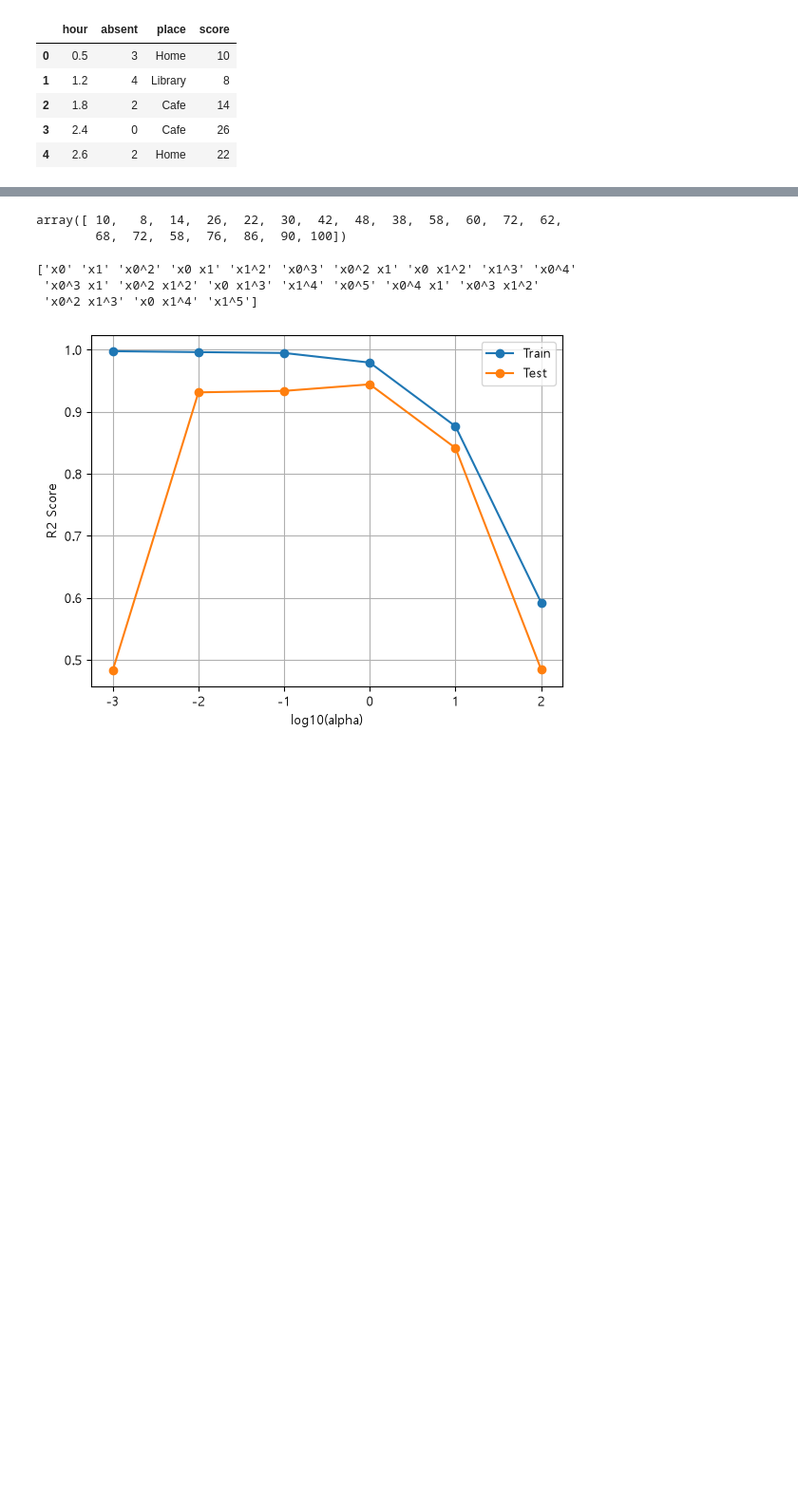
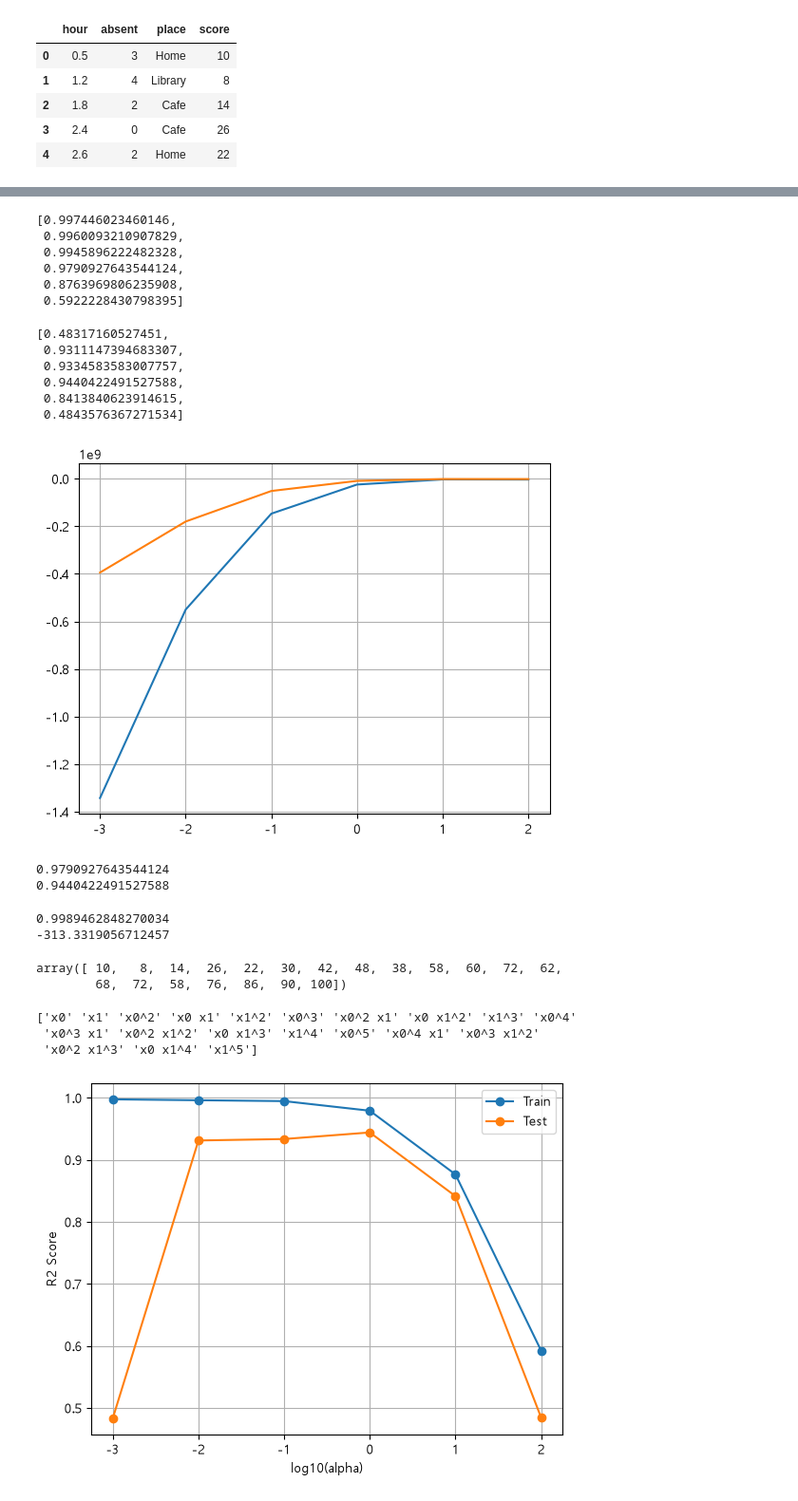
Before and after one commit to sajea75/aix_learn_1106, a Jupyter notebook: p1111/p1111_08.ipynb, the cells around one changed output, grey strips where cells are left out. Shown at 95% size. Drawn from its saved outputs; the diff is of its cells as text; code cells hidden in the pictures; blank space fills up the shorter version.

```diff
--- a/p1111/p1111_08.ipynb
+++ b/p1111/p1111_08.ipynb
@@ -52,3 +141,75 @@ df.head()
+# %%
+# 학습데이터,테스트데이터 분리
+train_data,test_data,train_label,test_label = \
+train_test_split(data,label,random_state=42)
+
+# 특성추가
+poly = PolynomialFeatures(degree=5,include_bias=False)
+poly.fit(train_data)
+train_poly = poly.transform(train_data)
+test_poly = poly.transform(test_data)
+# %%
+# 정규화 규제
+ss = StandardScaler()
+ss.fit(train_poly)
+train_scaled = ss.transform(train_poly)
+test_scaled = ss.transform(test_poly)
+# %%
+alpha_list = [0.001,0.01,0.1,1,10,100]
+train_score = []
+test_score = []
+for alpha in alpha_list:
+    ridge = Ridge(alpha=alpha)
+    ridge.fit(train_scaled,train_label)
+    score = ridge.score(train_poly,train_label)
+    score2 = ridge.score(test_poly,test_label)
+    train_score.append(score)
+    test_score.append(score2)
+# %%
+train_score
+# %% [output]
+[0.997446023460146,
+ 0.9960093210907829,
+ 0.9945896222482328,
+ 0.9790927643544124,
+ 0.8763969806235908,
+ 0.5922228430798395]
+# %%
+test_score
+# %% [output]
+[0.48317160527451,
+ 0.9311147394683307,
+ 0.9334583583007757,
+ 0.9440422491527588,
+ 0.8413840623914615,
+ 0.4843576367271534]
+# %%
+plt.plot(np.log10(alpha_list),train_score)
+plt.plot(np.log10(alpha_list),test_score)
+plt.grid()
+plt.show()
+# %% [output]
+[figure, added]
+# %%
+ridge = Ridge(alpha=1)
+ridge.fit(train_scaled,train_label)
+score = ridge.score(train_scaled,train_label)
+score2 = ridge.score(test_scaled,test_label)
+print(score)
+print(score2)
+# %% [output]
+0.9790927643544124
+0.9440422491527588
+# %%
+lr = LinearRegression()
+lr.fit(train_poly,train_label)
+score = lr.score(train_poly,train_label)
+score2 = lr.score(test_poly,test_label)
+print(score)
+print(score2)
+# %% [output]
+0.9989462848270034
+-313.3319056712457
 # %%
 data = df.iloc[:,:-2].values
 label = df.iloc[:,-1].values
```
Also changed, not shown: parts of 12 cells of this notebook, 19 other files.
